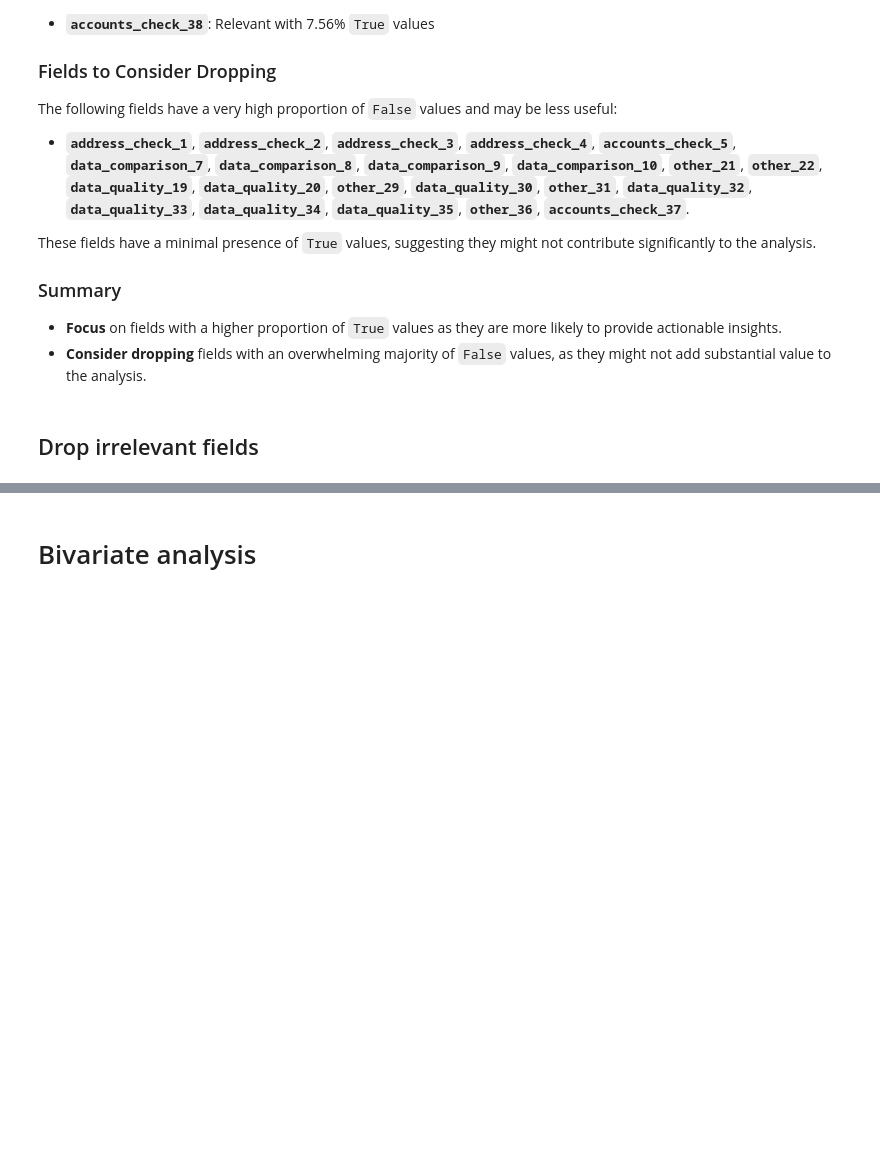
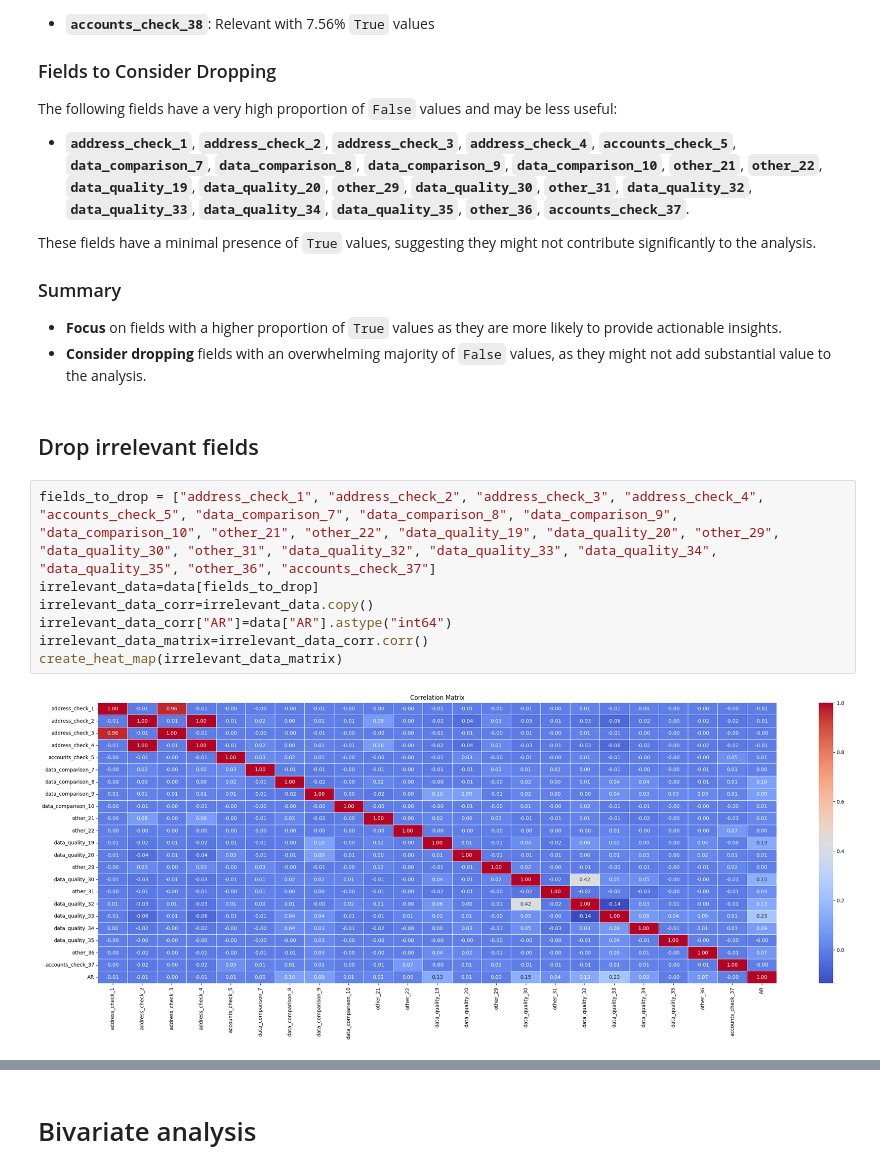
Before and after one commit to Ruth-Mwangi/Loan-Approval-Automation, a Jupyter notebook: notebooks/02_eda.ipynb, the cells around one changed output, grey strips where cells are left out. Cells and saved outputs as stored; diff of their text form; blank space fills up the shorter version.

```diff
--- a/notebooks/02_eda.ipynb
+++ b/notebooks/02_eda.ipynb
@@ -142,3 +146,12 @@ These fields have a minimal presence of `True` values, suggesting they might not
 - **Consider dropping** fields with an overwhelming majority of `False` values, as they might not add substantial value to the analysis.
 # %% [markdown]
 ## Drop irrelevant fields
+# %%
+fields_to_drop = ["address_check_1", "address_check_2", "address_check_3", "address_check_4", "accounts_check_5", "data_comparison_7", "data_comparison_8", "data_comparison_9", "data_comparison_10", "other_21", "other_22", "data_quality_19", "data_quality_20", "other_29", "data_quality_30", "other_31", "data_quality_32", "data_quality_33", "data_quality_34", "data_quality_35", "other_36", "accounts_check_37"]
+irrelevant_data=data[fields_to_drop]
+irrelevant_data_corr=irrelevant_data.copy()
+irrelevant_data_corr["AR"]=data["AR"].astype("int64")
+irrelevant_data_matrix=irrelevant_data_corr.corr()
+create_heat_map(irrelevant_data_matrix)
+# %% [output]
+[figure, added]
```
Also changed, not shown: parts of 30 cells of this notebook, 1 other file.
